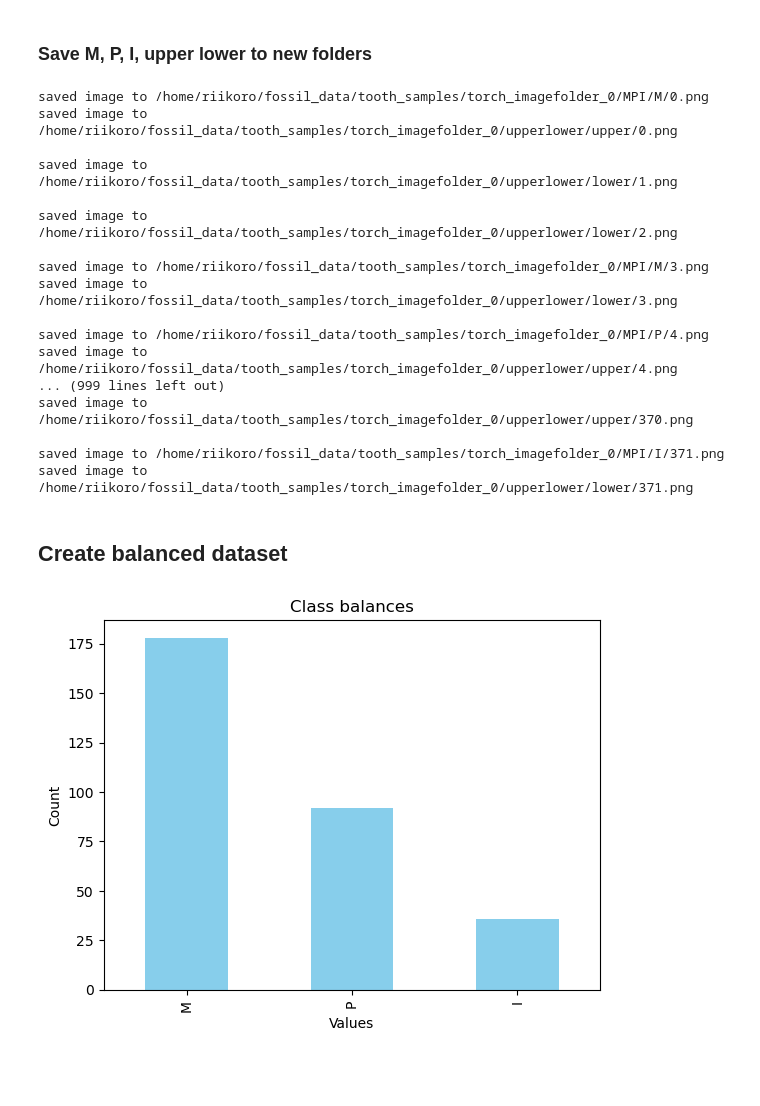
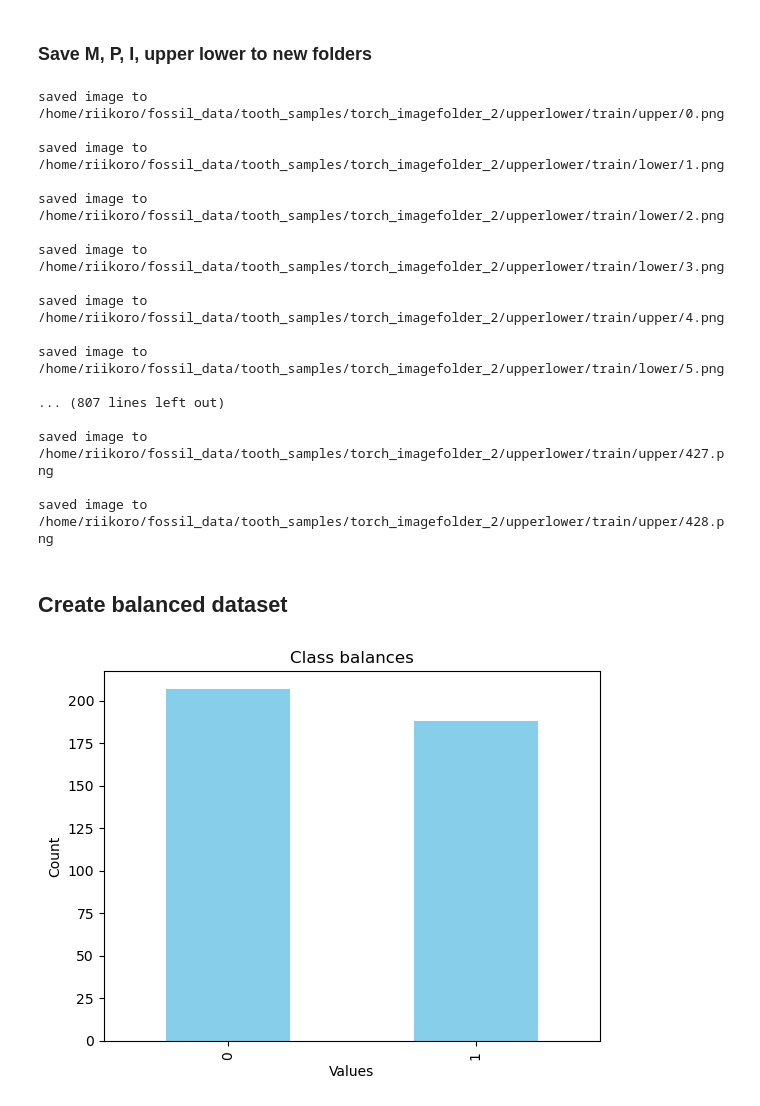
Before and after one commit to korolainenriikka/thesis, a Jupyter notebook: code/data_cleaning/data_to_imagefolder.ipynb, the cells around one changed output. Drawn from its saved outputs; the diff is of its cells as text; code cells hidden in the pictures; blank space fills up the shorter version.

Commit message:
Split data to train and test before creating ImageFolders

```diff
--- a/code/data_cleaning/data_to_imagefolder.ipynb
+++ b/code/data_cleaning/data_to_imagefolder.ipynb
@@ -27,5 +27,5 @@ def translate(image, tx, ty, borderValue = (255,255,255)):
     return translated_image
 # %%
 # script parameters
-data_versions = [3,4,5]
+data_versions = [3,4,5,7]
 image_path = '/home/riikoro/fossil_data/tooth_samples'
@@ -62,6 +51,7 @@ def clean_azure_labels(data_version):
     # add column for image index & data version to allow combining datasets
     tooth_labels['image_i'] = tooth_labels.index
     tooth_labels['data_v'] = data_version
+    tooth_labels['u'] = tooth_labels['u'].astype('Int64') # pandas automatically converts to int due to nones present
     return tooth_labels
 
 label_dfs = []
@@ -69,6 +59,7 @@ for data_v in data_versions:
     label_dfs.append(clean_azure_labels(data_v))
 
 tooth_labels = pd.concat(label_dfs, axis=0)
+tooth_labels.reset_index(drop=True, inplace=True)
 tooth_labels
 # %% [output]
 |  | u | tooth_type | image_i | data_v |
@@ -119,56 +117,74 @@ torch_imagefolder_path
 # %% [markdown]
 ### Save M, P, I, upper lower to new folders
+# %%
+from sklearn.model_selection import train_test_split
+
+tooth_labels['mpi_dataset'] = 'train'
+tooth_labels['u_dataset'] = 'train'
+
+# tooth_labels
+defined_mpi = tooth_labels[tooth_labels['tooth_type'].isin(['M', 'P', 'I'])]
+mpitrain, mpitest = train_test_split(defined_mpi.index, test_size = 0.1, random_state=4)
+# upper, lower
+defined_u = tooth_labels[tooth_labels['u'].isin([0,1])]
+utrain, utest = train_test_split(defined_u.index, test_size = 0.1, random_state=7)
+
+tooth_labels.loc[mpitest, 'mpi_dataset'] = 'test'
+tooth_labels.loc[utest, 'u_dataset'] = 'test'
 # %%
+import math
+
 img_i = 0 # running index to use as image filename
 for i, sample in tooth_labels.iterrows():
     tooth = sample['tooth_type']
     image = cv2.imread(sample['image_path'])
-    # if (img_i == 233):
-    #     print(sample)
+    u = sample['u']
 
-    if tooth in ['M', 'P', 'I']:
-        cv2.imwrite(f'{torch_imagefolder_path}/MPI/{tooth}/{img_i}.png', image) # filename does not matter
-        print(f'saved image to {f"{torch_imagefolder_path}/MPI/{tooth}/{img_i}.png"}')
-    if sample['u'] != -1:
+    mpi_dataset = sample["mpi_dataset"]
+    u_dataset = sample["u_dataset"]
+    # if tooth in ['M', 'P', 'I']:
+    #     cv2.imwrite(f'{torch_imagefolder_path}/MPI/{mpi_dataset}/{tooth}/{img_i}.png', image) # filename does not matter
+    #     print(f'saved image to {f"{torch_imagefolder_path}/MPI/{mpi_dataset}/{tooth}/{img_i}.png"}')
+    if not pd.isnull(u):
         upper_or_lower = 'upper' if sample['u'] else 'lower'
-        cv2.imwrite(f'{torch_imagefolder_path}/upperlower/{upper_or_lower}/{img_i}.png', image) # filename does not matter
-        print(f'saved image to {f"{torch_imagefolder_path}/upperlower/{upper_or_lower}/{img_i}.png"}')
+        cv2.imwrite(f'{torch_imagefolder_path}/upperlower/{u_dataset}/{upper_or_lower}/{img_i}.png', image) # filename does not matter
+        print(f'saved image to {f"{torch_imagefolder_path}/upperlower/{u_dataset}/{upper_or_lower}/{img_i}.png"}')
     img_i += 1
     print()
 # %% [output]
-saved image to /home/riikoro/fossil_data/tooth_samples/torch_imagefolder_0/MPI/M/0.png
-saved image to /home/riikoro/fossil_data/tooth_samples/torch_imagefolder_0/upperlower/upper/0.png
+saved image to /home/riikoro/fossil_data/tooth_samples/torch_imagefolder_2/upperlower/train/upper/0.png
 
-saved image to /home/riikoro/fossil_data/tooth_samples/torch_imagefolder_0/upperlower/lower/1.png
+saved image to /home/riikoro/fossil_data/tooth_samples/torch_imagefolder_2/upperlower/train/lower/1.png
 
-saved image to /home/riikoro/fossil_data/tooth_samples/torch_imagefolder_0/upperlower/lower/2.png
+saved image to /home/riikoro/fossil_data/tooth_samples/torch_imagefolder_2/upperlower/train/lower/2.png
 
-saved image to /home/riikoro/fossil_data/tooth_samples/torch_imagefolder_0/MPI/M/3.png
-saved image to /home/riikoro/fossil_data/tooth_samples/torch_imagefolder_0/upperlower/lower/3.png
+saved image to /home/riikoro/fossil_data/tooth_samples/torch_imagefolder_2/upperlower/train/lower/3.png
 
-saved image to /home/riikoro/fossil_data/tooth_samples/torch_imagefolder_0/MPI/P/4.png
-saved image to /home/riikoro/fossil_data/tooth_samples/torch_imagefolder_0/upperlower/upper/4.png
-... (999 lines left out)
-saved image to /home/riikoro/fossil_data/tooth_samples/torch_imagefolder_0/upperlower/upper/370.png
+saved image to /home/riikoro/fossil_data/tooth_samples/torch_imagefolder_2/upperlower/train/upper/4.png
 
-saved image to /home/riikoro/fossil_data/tooth_samples/torch_imagefolder_0/MPI/I/371.png
-saved image to /home/riikoro/fossil_data/tooth_samples/torch_imagefolder_0/upperlower/lower/371.png
+saved image to /home/riikoro/fossil_data/tooth_samples/torch_imagefolder_2/upperlower/train/lower/5.png
+
+... (807 lines left out)
+
+saved image to /home/riikoro/fossil_data/tooth_samples/torch_imagefolder_2/upperlower/train/upper/427.png
+
+saved image to /home/riikoro/fossil_data/tooth_samples/torch_imagefolder_2/upperlower/train/upper/428.png
 # %% [markdown]
 ## Create balanced dataset
 # %%
 !cp -r /home/riikoro/fossil_data/tooth_samples/torch_imagefolder_0/ /home/riikoro/fossil_data/tooth_samples/torch_imagefolder_0_balanced
 # %%
-value_counts = tooth_labels['tooth_type'].value_counts()
+value_counts = tooth_labels['u'].value_counts()
 
 # Plot a bar chart
 value_counts.plot(kind='bar', color='skyblue')
 
 # Add title and labels
 plt.title('Class balances')
 plt.xlabel('Values')
 plt.ylabel('Count')
 
 # Display the plot
 plt.show()
 # %% [output]
-[figure, old version]
+[figure, new version]
```
Also changed, not shown: parts of 9 cells of this notebook.
